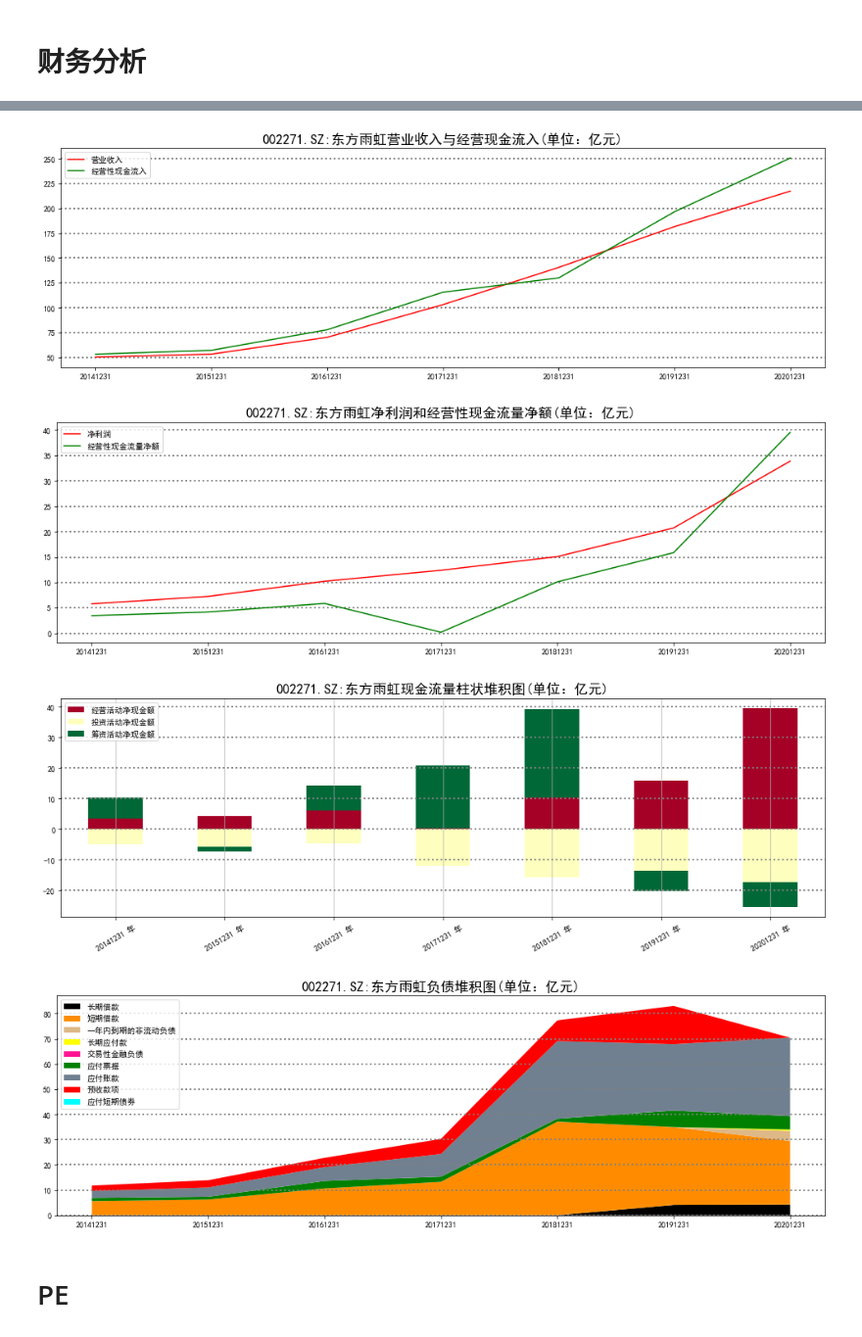
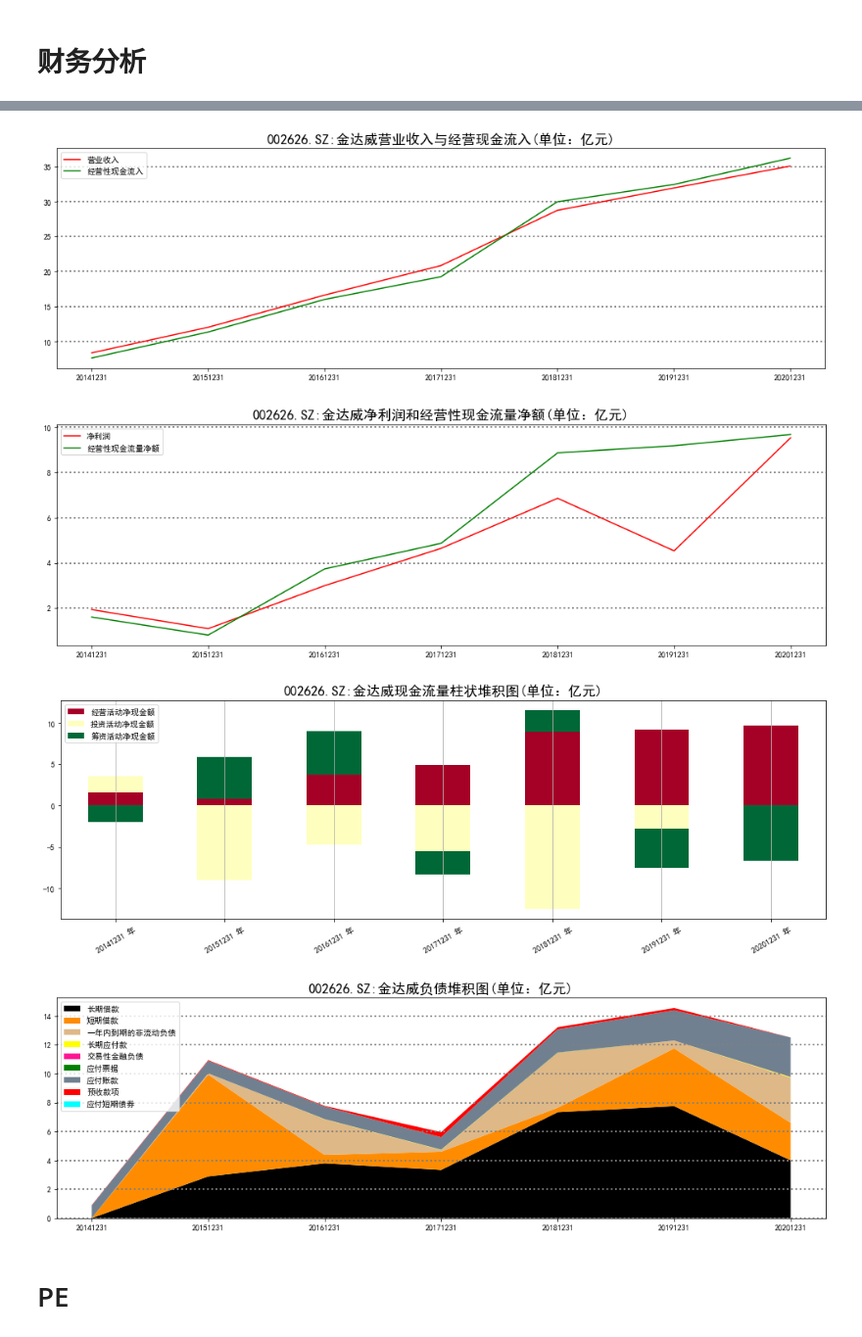
Before and after one commit to rufushuachen/code_bk, a Jupyter notebook: finance_analysis.ipynb, the cells around one changed output, grey strips where cells are left out. Shown at 98% size. Cells and saved outputs as stored; diff of their text form; code cells hidden in the pictures.

```diff
--- a/finance_analysis.ipynb
+++ b/finance_analysis.ipynb
@@ -499,5 +499,5 @@ class DataHandler:
         return data.name[0]
 
 if __name__ == "__main__":
-    data = DataHandler('002271.SZ','20150101','20210930')
+    data = DataHandler('002626.SZ','20150101','20210930')
 # %% [output]
@@ -514,7 +514,7 @@ if __name__ == "__main__":
-[figure, old version]
+[figure, new version]
-[figure, old version]
+[figure, new version]
-[figure, old version]
+[figure, new version]
-[figure, old version]
+[figure, new version]
 # %%
 import os
 
```
Also changed, not shown: parts of 1 cell of this notebook, 6 other files.
